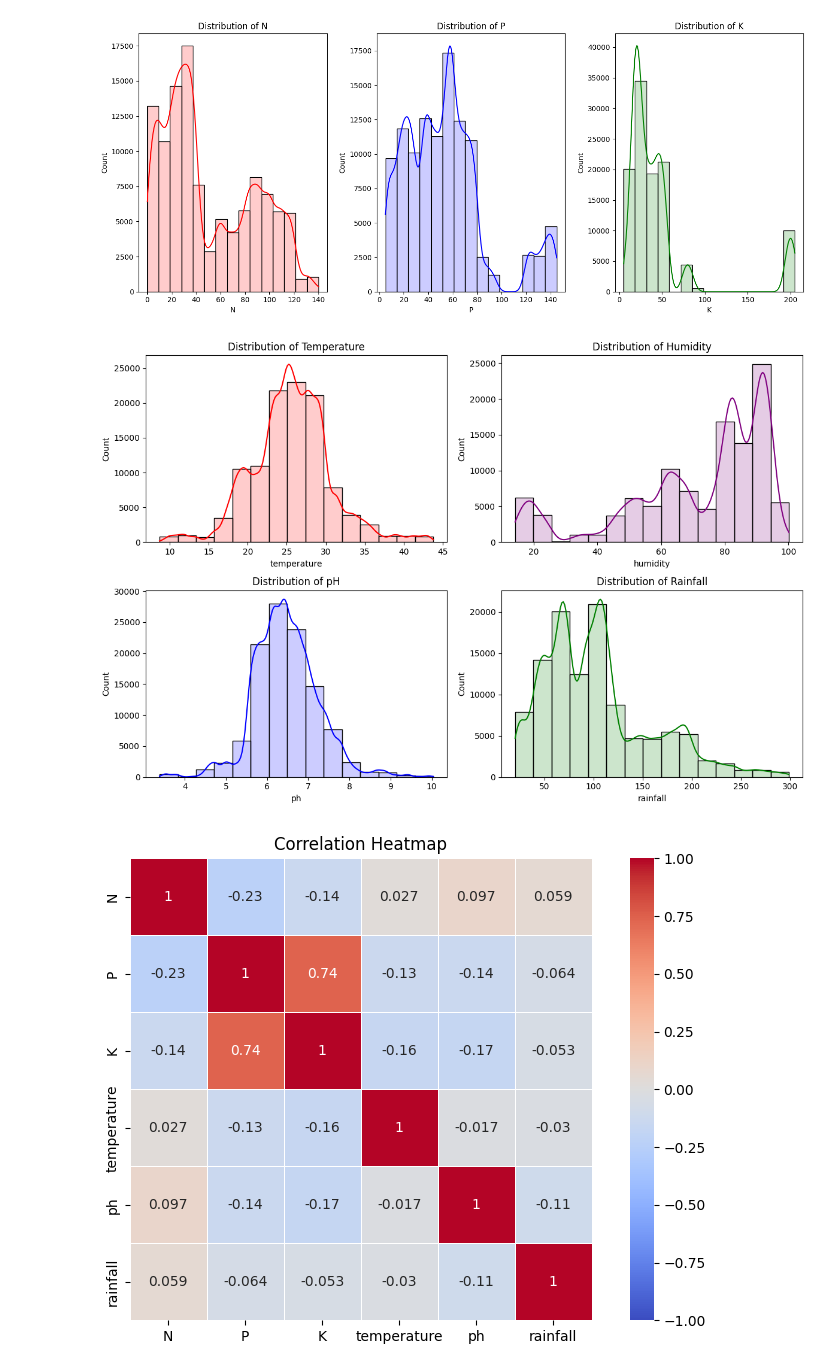
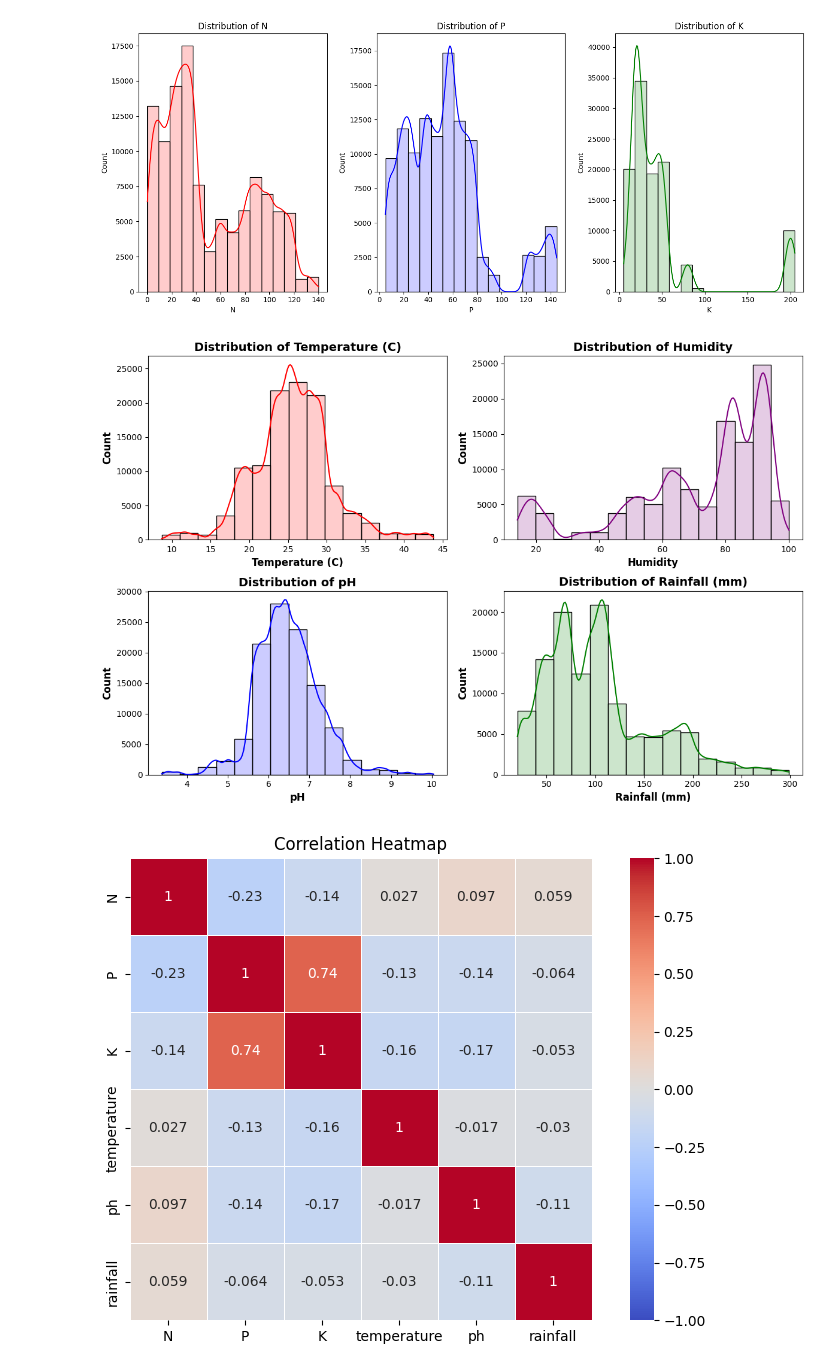
Before and after one commit to qasmendoza/crop-recommendation, a Jupyter notebook: Crops.ipynb, the cells around one changed output. Saved outputs shown, nothing was run; the diff lists cells and outputs as text; code cells hidden in the pictures.

```diff
--- a/Crops.ipynb
+++ b/Crops.ipynb
@@ -110,33 +110,48 @@ plt.show()
 # %% [output]
 [figure]
 # %%
-# Visualizing the data distribution between temperature, humidity, ph and rainfall
+import matplotlib.pyplot as plt
+import seaborn as sns
+
+# Visualizing the data distribution between temperature, humidity, ph, and rainfall
 plt.figure(figsize=(12, 8))
+
+# Define the font properties
+title_font = {'fontsize': 14, 'fontweight': 'bold'}
+label_font = {'fontsize': 12, 'fontweight': 'bold'}
 
 # Plotting the histogram and KDE for temperature
 plt.subplot(2, 2, 1)
 sns.histplot(data['temperature'], color="red", bins=15, kde=True, alpha=0.2)
-plt.title('Distribution of Temperature')
+plt.title('Distribution of Temperature (C)', **title_font)
+plt.xlabel('Temperature (C)', **label_font)
+plt.ylabel('Count', **label_font)
 
 # Plotting the histogram and KDE for humidity
 plt.subplot(2, 2, 2)
 sns.histplot(data['humidity'], color="purple", bins=15, kde=True, alpha=0.2)
-plt.title('Distribution of Humidity')
+plt.title('Distribution of Humidity', **title_font)
+plt.xlabel('Humidity', **label_font)
+plt.ylabel('Count', **label_font)
 
 # Plotting the histogram and KDE for ph
 plt.subplot(2, 2, 3)
 sns.histplot(data['ph'], color="blue", bins=15, kde=True, alpha=0.2)
-plt.title('Distribution of pH')
+plt.title('Distribution of pH', **title_font)
+plt.xlabel('pH', **label_font)
+plt.ylabel('Count', **label_font)
 
 # Plotting the histogram and KDE for rainfall
 plt.subplot(2, 2, 4)
 sns.histplot(data['rainfall'], color="green", bins=15, kde=True, alpha=0.2)
-plt.title('Distribution of Rainfall')
+plt.title('Distribution of Rainfall (mm)', **title_font)
+plt.xlabel('Rainfall (mm)', **label_font)
+plt.ylabel('Count', **label_font)
 
 plt.tight_layout()
 plt.show()
 # %% [output]
-[figure, old version]
+[figure, new version]
 # %%
 # # Basic pairplot with enhancements
 # sns.pairplot(data,
```
Also changed, not shown: parts of 6 cells of this notebook.
